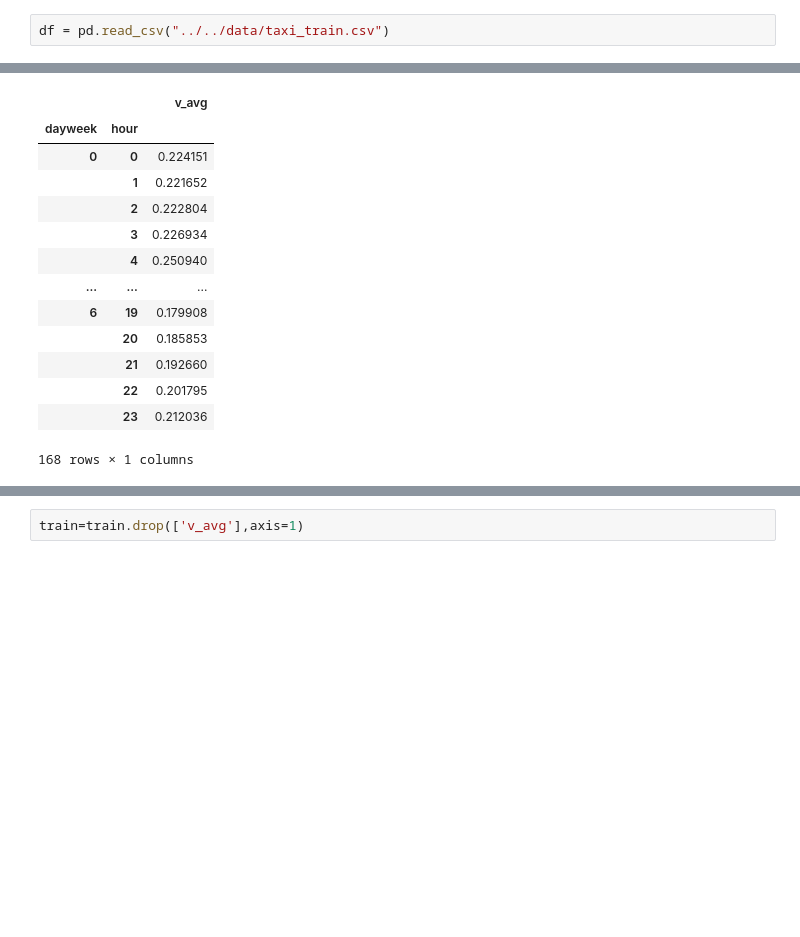
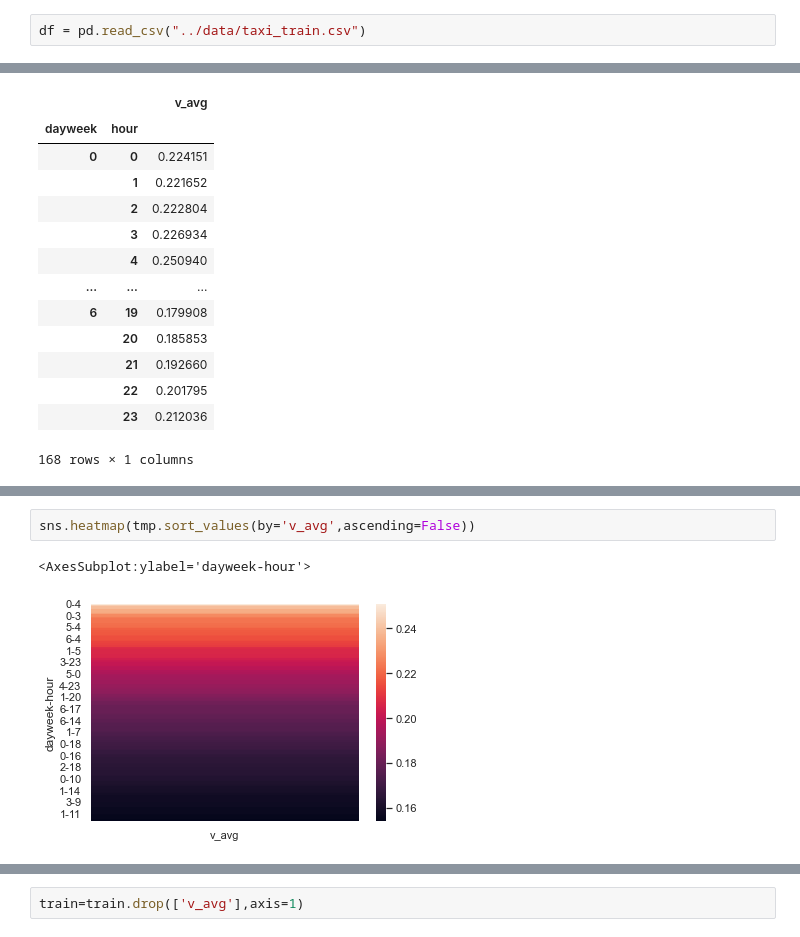
Before and after one commit to DataStas/cv_StanislavS, a Jupyter notebook: taxi/taxi.ipynb, the cells around one changed output, grey strips where cells are left out. Drawn from its saved outputs; the diff is of its cells as text; blank space fills up the shorter version.

Commit message:
And CNN and some taxi tasks
Taxi add new features and def makepolygons

```diff
--- a/taxi/taxi.ipynb
+++ b/taxi/taxi.ipynb
@@ -280,7 +280,7 @@ sns.relplot(data = train.groupby('hour')[['log_trip_duration']].mean(), y='log_t
 4. Является ли период аномальным (два бинарных признака, соответствующие двум аномальным периодам)
 5. Номер дня в году
 # %%
-df = pd.read_csv("../../data/taxi_train.csv")
+df = pd.read_csv("../data/taxi_train.csv")
 # %%
 df['pickup_datetime'] = pd.to_datetime(df['pickup_datetime'])
 df['log_trip_duration'] = np.log1p(df['trip_duration'])
@@ -514,0 +528,5 @@ tmp
+# %%
+sns.heatmap(tmp.sort_values(by='v_avg',ascending=False))
+# %% [output]
+<AxesSubplot:ylabel='dayweek-hour'>
+[figure, added]
```
Also changed, not shown: parts of 43 cells of this notebook, 1 other file.
